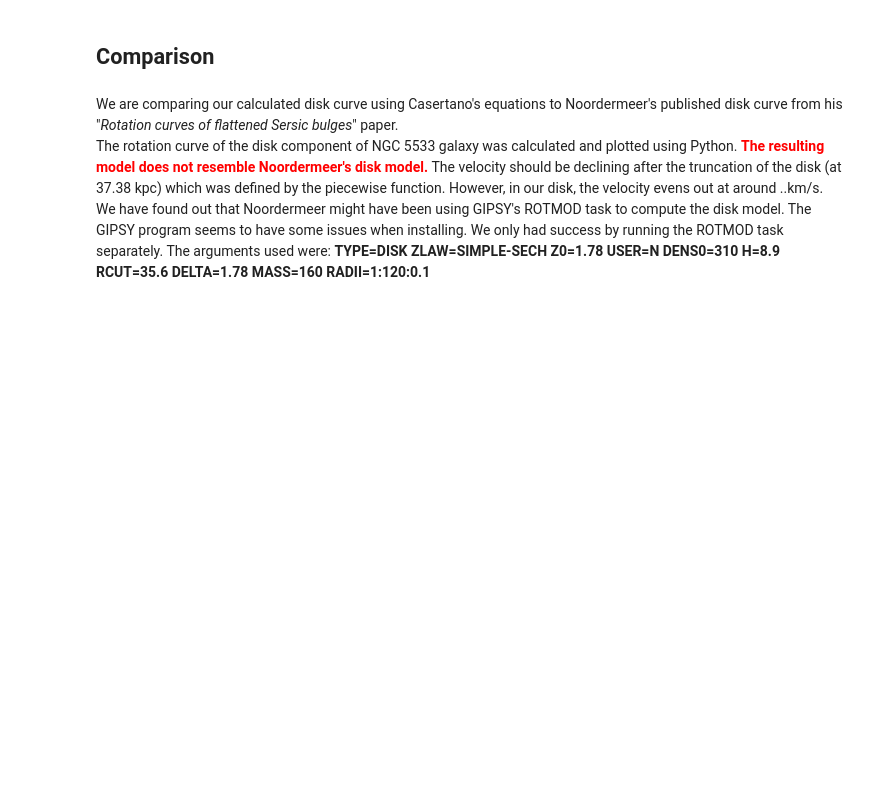
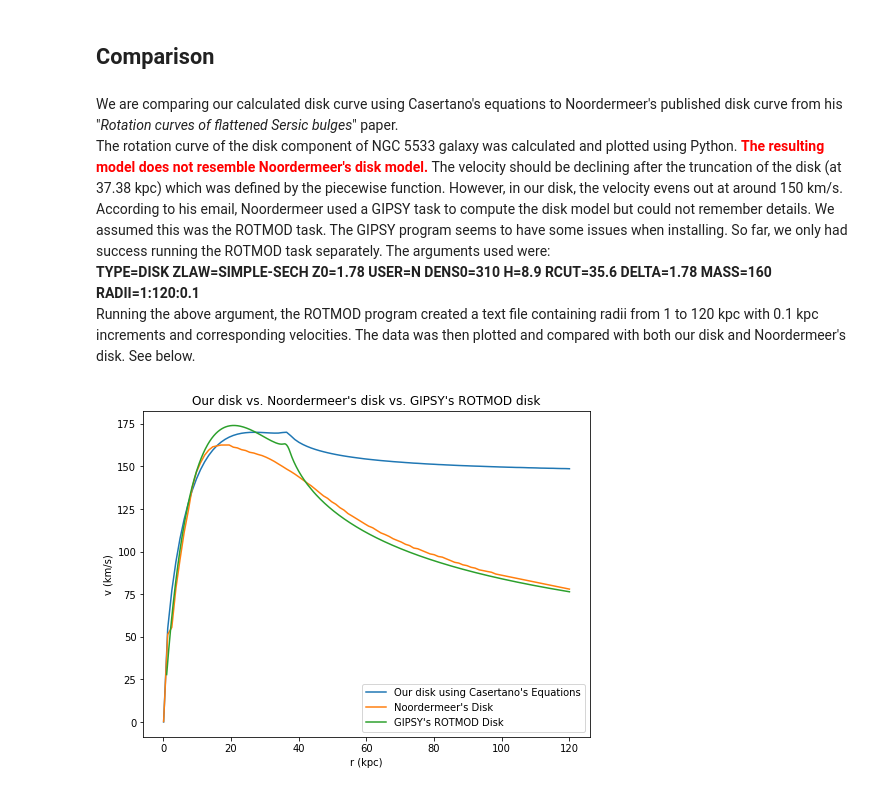
Before and after one commit to villano-lab/grav_project, a Jupyter notebook: notes/Disk_Notes.ipynb, the cells around one changed output. Cells and saved outputs as stored; diff of their text form; code cells hidden in the pictures; blank space fills up the shorter version.

```diff
--- a/notes/Disk_Notes.ipynb
+++ b/notes/Disk_Notes.ipynb
@@ -128,19 +152,22 @@ d = 0.2*h                     #cut-off length upper limits (kpc) (Casertano)
 ## Comparison
 # %% [markdown]
 We are comparing our calculated disk curve using Casertano's equations to Noordermeer's published disk curve from his "_Rotation curves of flattened Sersic bulges_" paper. <br>
-The rotation curve of the disk component of NGC 5533 galaxy was calculated and plotted using Python. <font color="red"> <b> The resulting model does not resemble Noordermeer's disk model. </b> </font> The velocity should be declining after the truncation of the disk (at 37.38 kpc) which was defined by the piecewise function. However, in our disk, the velocity evens out at around ..km/s. <br>
-We have found out that Noordermeer might have been using GIPSY's ROTMOD task to compute the disk model. The GIPSY program seems to have some issues when installing. We only had success by running the ROTMOD task separately. The arguments used were:  <b> TYPE=DISK   ZLAW=SIMPLE-SECH   Z0=1.78   USER=N   DENS0=310   H=8.9   RCUT=35.6   DELTA=1.78   MASS=160   RADII=1:120:0.1</b>
+The rotation curve of the disk component of NGC 5533 galaxy was calculated and plotted using Python. <font color="red"> <b> The resulting model does not resemble Noordermeer's disk model. </b> </font> The velocity should be declining after the truncation of the disk (at 37.38 kpc) which was defined by the piecewise function. However, in our disk, the velocity evens out at around 150 km/s. <br>
+According to his email, Noordermeer used a GIPSY task to compute the disk model but could not remember details. We assumed this was the ROTMOD task. The GIPSY program seems to have some issues when installing. So far, we only had success running the ROTMOD task separately. The arguments used were:  <br> <b> TYPE=DISK   ZLAW=SIMPLE-SECH   Z0=1.78   USER=N   DENS0=310   H=8.9   RCUT=35.6   DELTA=1.78   MASS=160   RADII=1:120:0.1</b><br>
+Running the above argument, the ROTMOD program created a text file containing radii from 1 to 120 kpc with 0.1 kpc increments and corresponding velocities. The data was then plotted and compared with both our disk and Noordermeer's disk. See below.
 # %%
 gdata = dp.getXYdata('../fitting/data/final/nord-120kpc-disk-gipsy.txt') #data from GIPSY
 rdat = np.asarray(gdata['xx']) #radius values
 gvel = np.asarray(gdata['yy']) #velocities from GIPSY
 
 plt.figure(figsize=(8,6))
-plt.plot(r,0.4*nf.d_v(r,1,nf.h_c,nf.drho00_c,load=True),label="Disk using Casertano's Equations")
+plt.plot(r,0.4*nf.d_v(r,1,nf.h_c,nf.drho00_c,load=True,path='../fitting/'),label="Our disk using Casertano's Equations")
 plt.plot(r,noord.noord_disk(r),label="Noordermeer's Disk")
 plt.plot(rdat,gvel,label="GIPSY's ROTMOD Disk")
 plt.xlabel('r (kpc)')
 plt.ylabel('v (km/s)')
 plt.title("Our disk vs. Noordermeer's disk vs. GIPSY's ROTMOD disk")
 plt.legend()
 plt.show()
+# %% [output]
+[figure, added]
```
Also changed, not shown: parts of 7 cells of this notebook, 1 other file.
